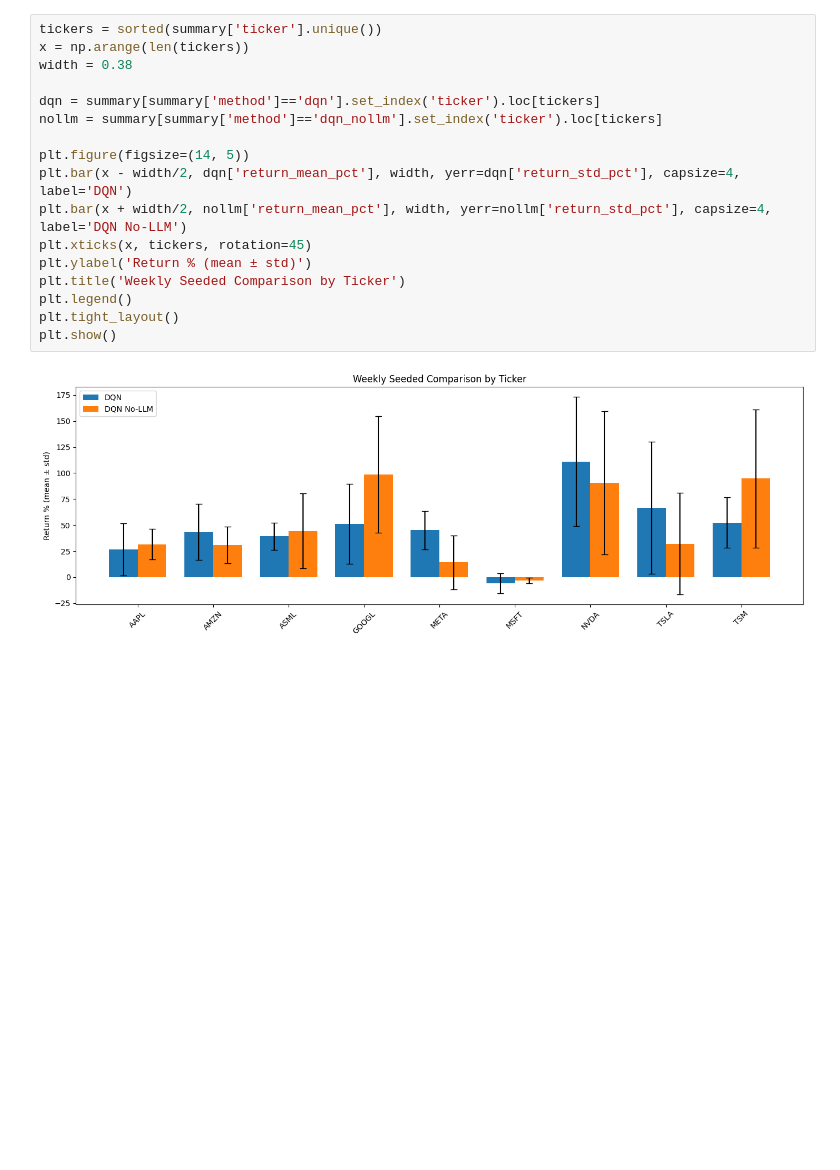
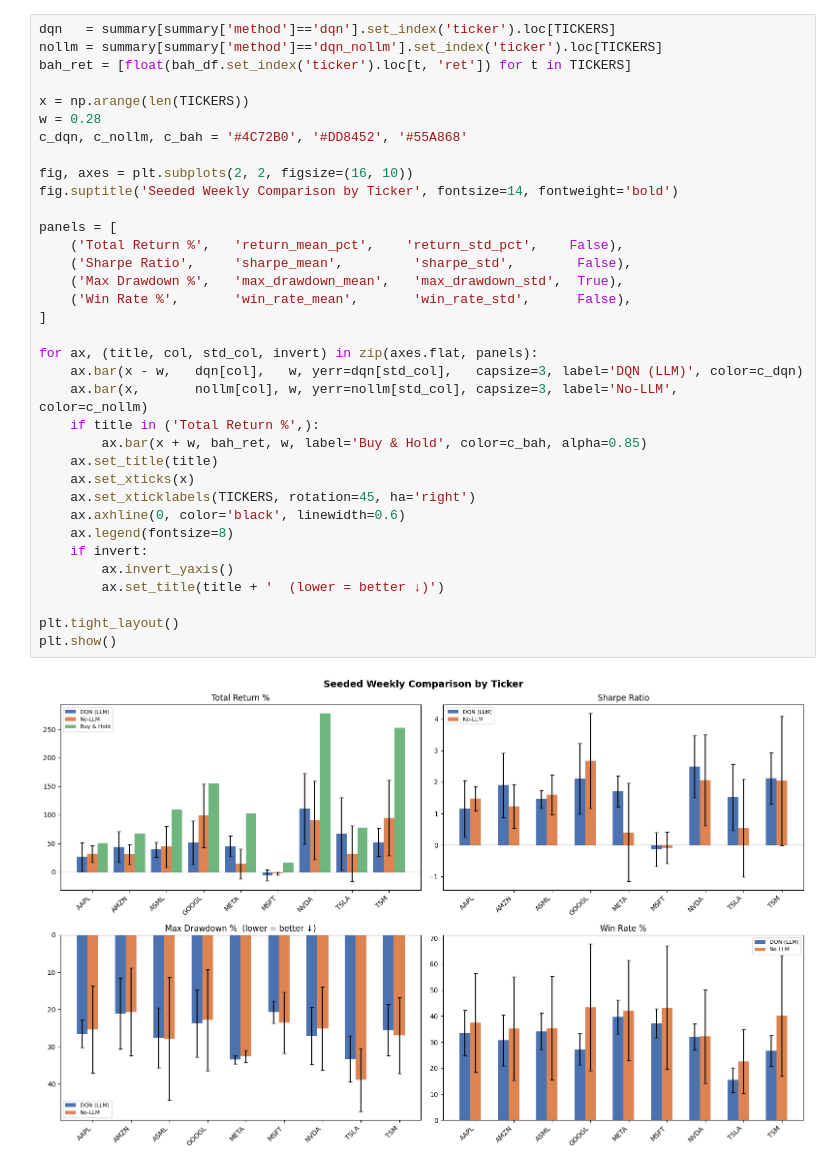
Before and after one commit to afifi-yusuf/IntelliTrade, a Jupyter notebook: backtest_analysis_seeded_weekly_compare.ipynb, the cells around one changed output. Drawn from its saved outputs; the diff is of its cells as text; blank space fills up the shorter version.

Commit message:
win rate + max dd + sharpe + buy hold

```diff
--- a/backtest_analysis_seeded_weekly_compare.ipynb
+++ b/backtest_analysis_seeded_weekly_compare.ipynb
@@ -51,19 +103,37 @@ display(pd.DataFrame(rows))
 # %%
-tickers = sorted(summary['ticker'].unique())
-x = np.arange(len(tickers))
-width = 0.38
+dqn   = summary[summary['method']=='dqn'].set_index('ticker').loc[TICKERS]
+nollm = summary[summary['method']=='dqn_nollm'].set_index('ticker').loc[TICKERS]
+bah_ret = [float(bah_df.set_index('ticker').loc[t, 'ret']) for t in TICKERS]
 
-dqn = summary[summary['method']=='dqn'].set_index('ticker').loc[tickers]
-nollm = summary[summary['method']=='dqn_nollm'].set_index('ticker').loc[tickers]
+x = np.arange(len(TICKERS))
+w = 0.28
+c_dqn, c_nollm, c_bah = '#4C72B0', '#DD8452', '#55A868'
 
-plt.figure(figsize=(14, 5))
-plt.bar(x - width/2, dqn['return_mean_pct'], width, yerr=dqn['return_std_pct'], capsize=4, label='DQN')
-plt.bar(x + width/2, nollm['return_mean_pct'], width, yerr=nollm['return_std_pct'], capsize=4, label='DQN No-LLM')
-plt.xticks(x, tickers, rotation=45)
-plt.ylabel('Return % (mean ± std)')
-plt.title('Weekly Seeded Comparison by Ticker')
-plt.legend()
+fig, axes = plt.subplots(2, 2, figsize=(16, 10))
+fig.suptitle('Seeded Weekly Comparison by Ticker', fontsize=14, fontweight='bold')
+
+panels = [
+    ('Total Return %',   'return_mean_pct',    'return_std_pct',    False),
+    ('Sharpe Ratio',     'sharpe_mean',         'sharpe_std',        False),
+    ('Max Drawdown %',   'max_drawdown_mean',   'max_drawdown_std',  True),
+    ('Win Rate %',       'win_rate_mean',       'win_rate_std',      False),
+]
+
+for ax, (title, col, std_col, invert) in zip(axes.flat, panels):
+    ax.bar(x - w,   dqn[col],   w, yerr=dqn[std_col],   capsize=3, label='DQN (LLM)', color=c_dqn)
+    ax.bar(x,       nollm[col], w, yerr=nollm[std_col], capsize=3, label='No-LLM',    color=c_nollm)
+    if title in ('Total Return %',):
+        ax.bar(x + w, bah_ret, w, label='Buy & Hold', color=c_bah, alpha=0.85)
+    ax.set_title(title)
+    ax.set_xticks(x)
+    ax.set_xticklabels(TICKERS, rotation=45, ha='right')
+    ax.axhline(0, color='black', linewidth=0.6)
+    ax.legend(fontsize=8)
+    if invert:
+        ax.invert_yaxis()
+        ax.set_title(title + '  (lower = better ↓)')
+
 plt.tight_layout()
 plt.show()
 # %% [output]
-[figure, old version]
+[figure, new version]
```
Also changed, not shown: parts of 5 cells of this notebook.
